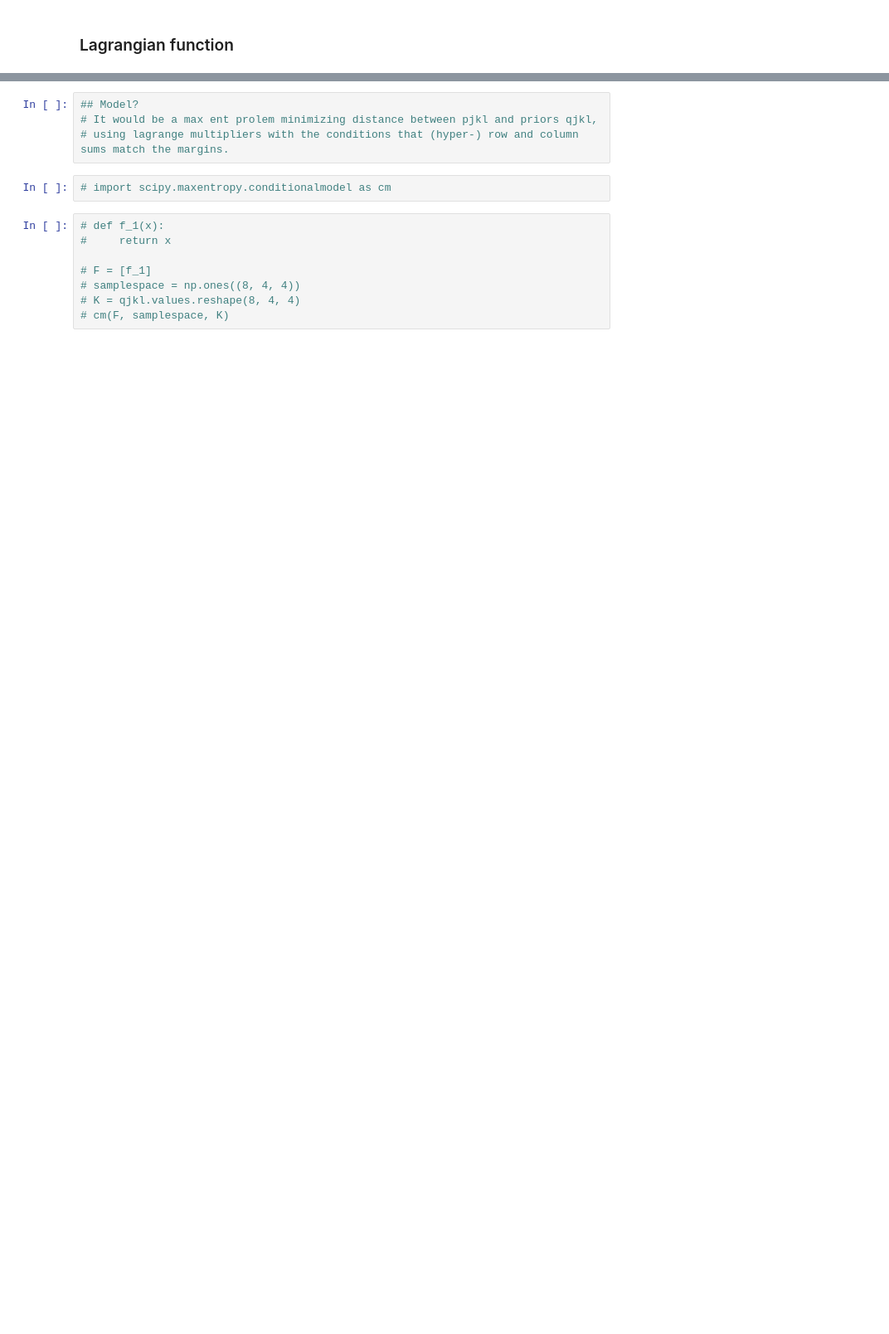
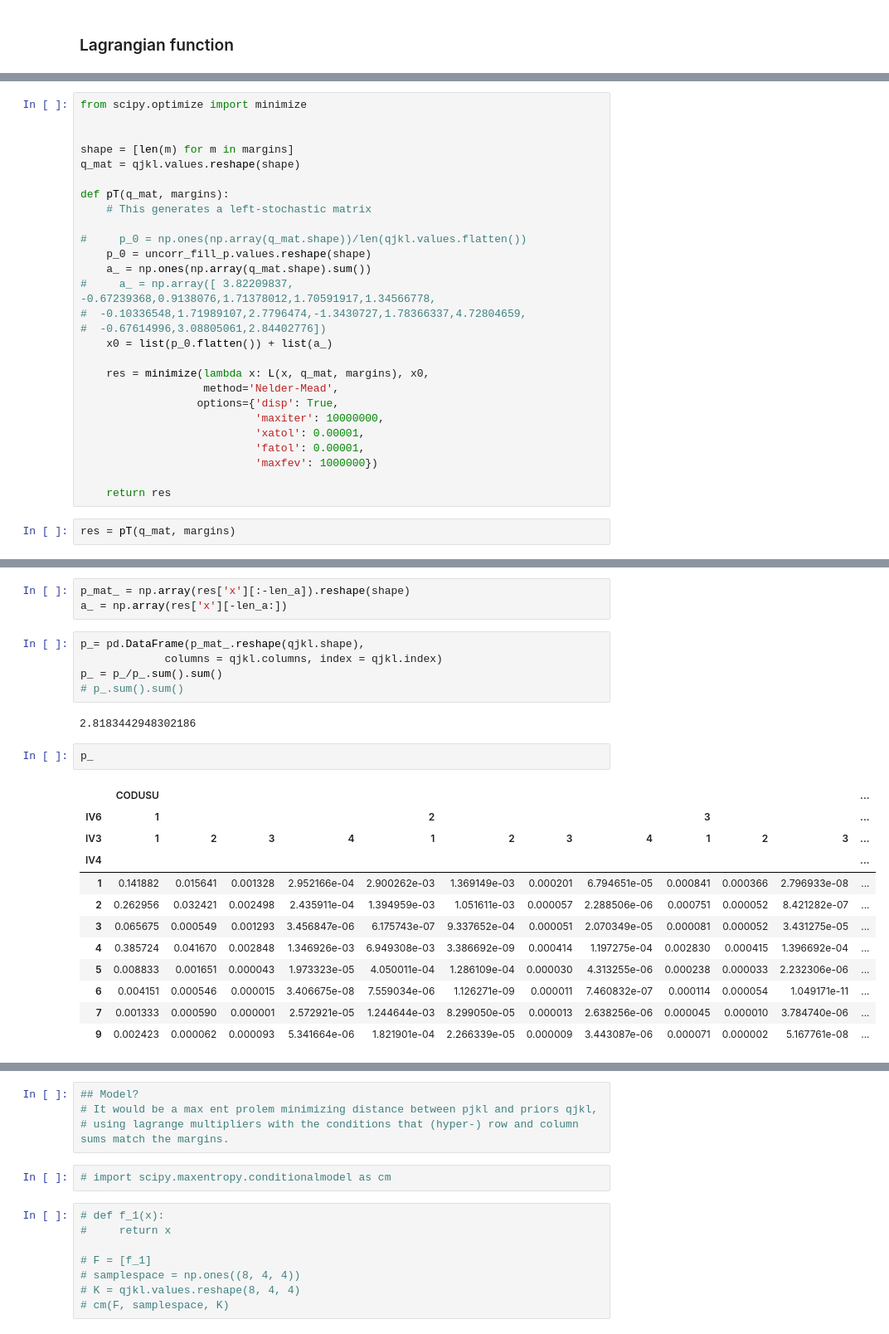
Before and after one commit to matuteiglesias/microdatos-EPH-INDEC, a Jupyter notebook: MaxEnt/Harmonize Census to EPH Survey.ipynb, the cells around one changed output, grey strips where cells are left out. Shown at 83% size. Cells and saved outputs as stored; diff of their text form; blank space fills up the shorter version.

```diff
--- a/MaxEnt/Harmonize Census to EPH Survey.ipynb
+++ b/MaxEnt/Harmonize Census to EPH Survey.ipynb
@@ -149,0 +164,29 @@ p_mat*np.log(p_mat/q_mat)
+# %%
+from scipy.optimize import minimize
+
+
+shape = [len(m) for m in margins]
+q_mat = qjkl.values.reshape(shape)
+
+def pT(q_mat, margins):
+    # This generates a left-stochastic matrix
+
+#     p_0 = np.ones(np.array(q_mat.shape))/len(qjkl.values.flatten())
+    p_0 = uncorr_fill_p.values.reshape(shape)
+    a_ = np.ones(np.array(q_mat.shape).sum())
+#     a_ = np.array([ 3.82209837, -0.67239368,0.9138076,1.71378012,1.70591917,1.34566778,
+#  -0.10336548,1.71989107,2.7796474,-1.3430727,1.78366337,4.72804659,
+#  -0.67614996,3.08805061,2.84402776])
+    x0 = list(p_0.flatten()) + list(a_)
+
+    res = minimize(lambda x: L(x, q_mat, margins), x0,
+                   method='Nelder-Mead',
+                  options={'disp': True,
+                           'maxiter': 10000000,
+                           'xatol': 0.00001,
+                           'fatol': 0.00001,
+                           'maxfev': 1000000})
+
+    return res
+# %%
+res = pT(q_mat, margins)
@@ -150 +211,26 @@ p_mat*np.log(p_mat/q_mat)
+# %%
+p_mat_ = np.array(res['x'][:-len_a]).reshape(shape)
+a_ = np.array(res['x'][-len_a:])
+# %%
+p_= pd.DataFrame(p_mat_.reshape(qjkl.shape),
+             columns = qjkl.columns, index = qjkl.index)
+p_ = p_/p_.sum().sum()
+# p_.sum().sum()
+# %% [output]
+2.8183442948302186
+# %%
+p_
+# %% [output]
+|  | CODUSU |  |  |  |  |  |  |  |  |  |  | ... |
+| IV6 | 1 |  |  |  | 2 |  |  |  | 3 |  |  | ... |
+| IV3 | 1 | 2 | 3 | 4 | 1 | 2 | 3 | 4 | 1 | 2 | 3 | ... |
+| IV4 |  |  |  |  |  |  |  |  |  |  |  | ... |
+| 1 | 0.141882 | 0.015641 | 0.001328 | 2.952166e-04 | 2.900262e-03 | 1.369149e-03 | 0.000201 | 6.794651e-05 | 0.000841 | 0.000366 | 2.796933e-08 | ... |
+| 2 | 0.262956 | 0.032421 | 0.002498 | 2.435911e-04 | 1.394959e-03 | 1.051611e-03 | 0.000057 | 2.288506e-06 | 0.000751 | 0.000052 | 8.421282e-07 | ... |
+| 3 | 0.065675 | 0.000549 | 0.001293 | 3.456847e-06 | 6.175743e-07 | 9.337652e-04 | 0.000051 | 2.070349e-05 | 0.000081 | 0.000052 | 3.431275e-05 | ... |
+| 4 | 0.385724 | 0.041670 | 0.002848 | 1.346926e-03 | 6.949308e-03 | 3.386692e-09 | 0.000414 | 1.197275e-04 | 0.002830 | 0.000415 | 1.396692e-04 | ... |
+| 5 | 0.008833 | 0.001651 | 0.000043 | 1.973323e-05 | 4.050011e-04 | 1.286109e-04 | 0.000030 | 4.313255e-06 | 0.000238 | 0.000033 | 2.232306e-06 | ... |
+| 6 | 0.004151 | 0.000546 | 0.000015 | 3.406675e-08 | 7.559034e-06 | 1.126271e-09 | 0.000011 | 7.460832e-07 | 0.000114 | 0.000054 | 1.049171e-11 | ... |
+| 7 | 0.001333 | 0.000590 | 0.000001 | 2.572921e-05 | 1.244644e-03 | 8.299050e-05 | 0.000013 | 2.638256e-06 | 0.000045 | 0.000010 | 3.784740e-06 | ... |
+| 9 | 0.002423 | 0.000062 | 0.000093 | 5.341664e-06 | 1.821901e-04 | 2.266339e-05 | 0.000009 | 3.443087e-06 | 0.000071 | 0.000002 | 5.167761e-08 | ... |
 # %%
```
Also changed, not shown: parts of 13 cells of this notebook.
